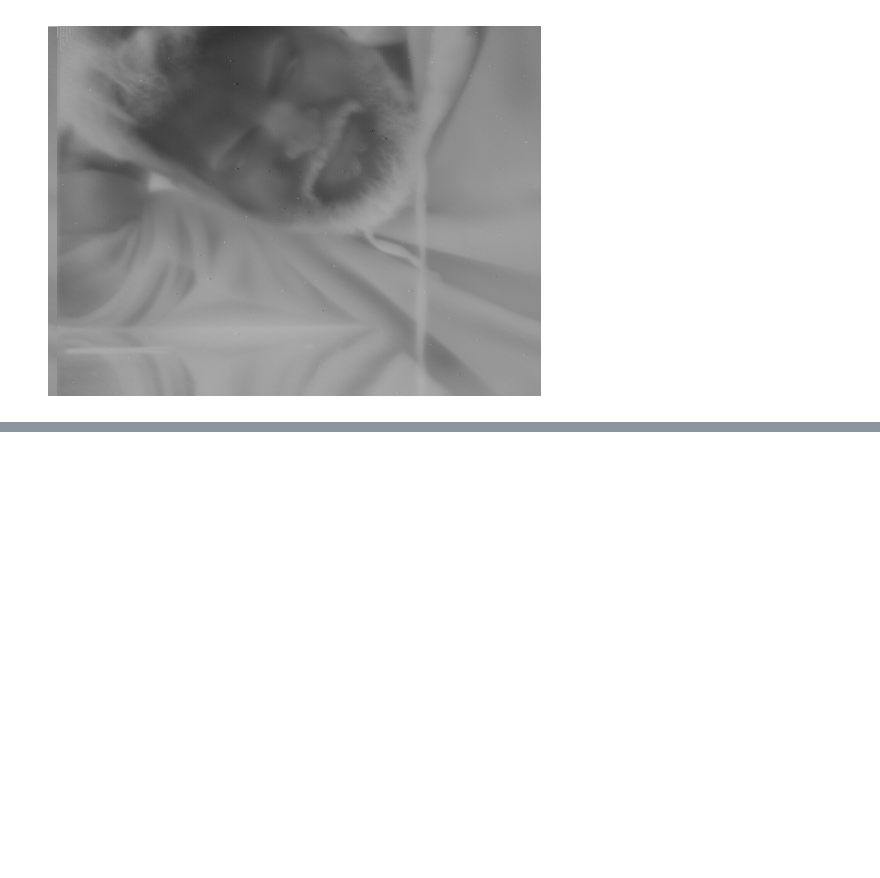
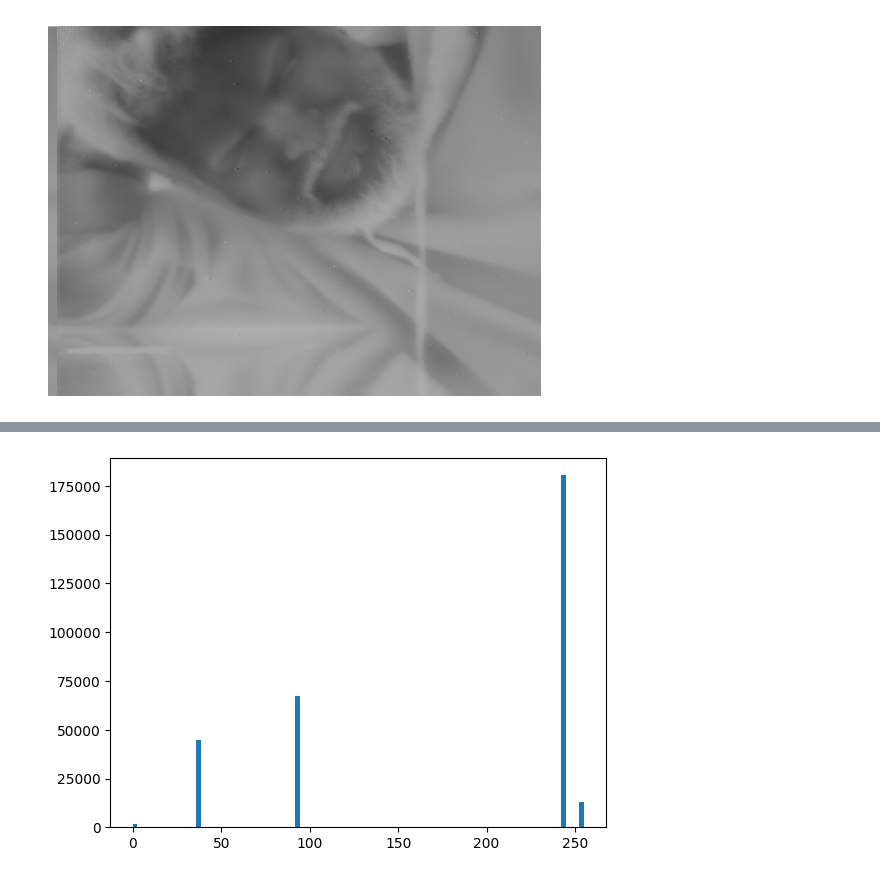
Before and after one commit to azzoz20011/ContrastEnhancement, a Jupyter notebook: read.ipynb, the cells around one changed output, grey strips where cells are left out. Saved outputs shown, nothing was run; the diff lists cells and outputs as text; code cells hidden in the pictures; blank space fills up the shorter version.

Commit message:
feat: read the file in cv2

```diff
--- a/read.ipynb
+++ b/read.ipynb
@@ -48,0 +36,19 @@ plt.show()
+# %%
+video = cv2.VideoCapture(FILE)
+
+success, frame = video.read()
+
+if success:
+    # Save the frame as JPG
+    cv2.imwrite("frame.jpg", frame)
+lab_img = cv2.cvtColor(frame,cv2.COLOR_BGR2LAB)
+l, a, b = cv2.split(lab_img)
+equ = cv2.equalizeHist(l)
+plt.hist(equ.flat, bins=100, range=(0,255))
+
+
+
+
+video.release()
+# %% [output]
+[figure, added]
```
Also changed, not shown: parts of 6 cells of this notebook, 1 other file.
